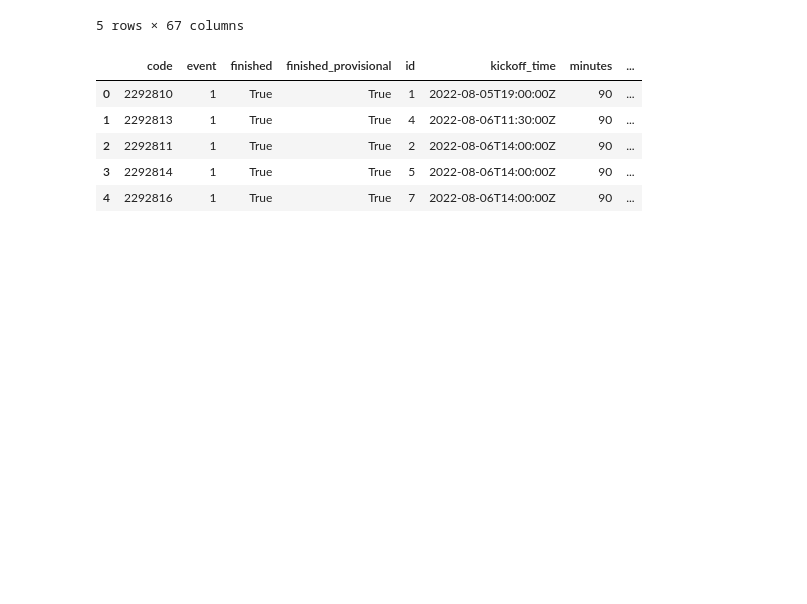
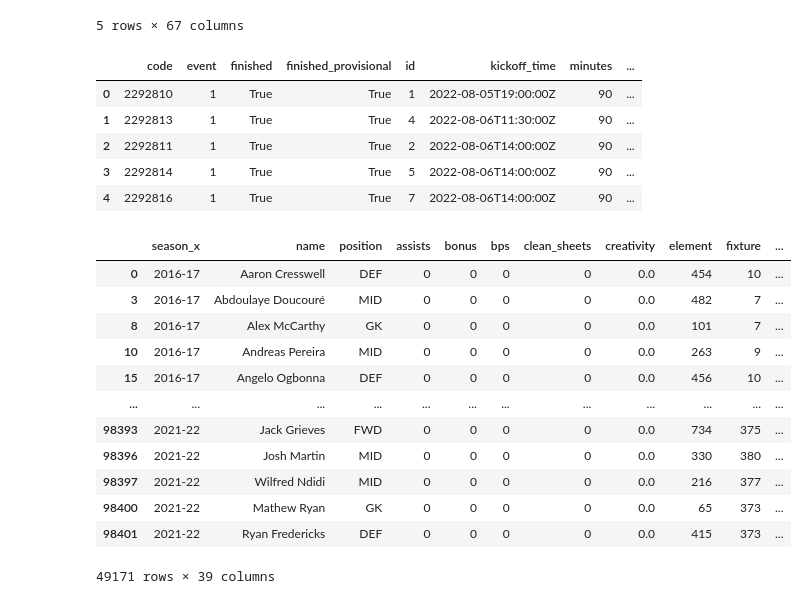
Before and after one commit to laniyadapo/FantasyPremierLeague, a Jupyter notebook: fantasy_test.ipynb, the cells around one changed output. Cells and saved outputs as stored; diff of their text form; code cells hidden in the pictures; blank space fills up the shorter version.

```diff
--- a/fantasy_test.ipynb
+++ b/fantasy_test.ipynb
@@ -16,5 +25,5 @@ df_allseasons.head()
 # %%
-df_allseasons.drop(['Unnamed: 0', 'team_x'], axis=1, inplace=True)
+df_allseasons_clean.drop(['Unnamed: 0', 'team_x'], axis=1, inplace=True)
 # %%
-df_allseasons['name_season'] = df_allseasons['name'] + '_' + df_allseasons['season_x']
+df_allseasons_clean['name_season'] = df_allseasons_clean['name'] + '_' + df_allseasons_clean['season_x']
 # %%
@@ -131,8 +140,8 @@ Name: form, dtype: float64
 # %%
 teams=dict(zip(hist.name_season, hist.team_name))
 
-df_allseasons['club_name'] = df_allseasons['name_season'].map(teams)
+df_allseasons_clean['club_name'] = df_allseasons_clean['name_season'].map(teams)
 # %%
 teams=dict(zip(hist.name_season, hist.form))
 
-df_allseasons['form'] = df_allseasons['name_season'].map(teams)
+df_allseasons_clean['form'] = df_allseasons_clean['name_season'].map(teams)
@@ -243,3 +221,19 @@ fixtures_df.head()
 | 2 | 2292811 | 1 | True | True | 2 | 2022-08-06T14:00:00Z | 90 | ... |
 | 3 | 2292814 | 1 | True | True | 5 | 2022-08-06T14:00:00Z | 90 | ... |
 | 4 | 2292816 | 1 | True | True | 7 | 2022-08-06T14:00:00Z | 90 | ... |
+# %%
+df_allseasons_clean[df_allseasons_clean.minutes == 0]
+# %% [output]
+|  | season_x | name | position | assists | bonus | bps | clean_sheets | creativity | element | fixture | ... |
+| 0 | 2016-17 | Aaron Cresswell | DEF | 0 | 0 | 0 | 0 | 0.0 | 454 | 10 | ... |
+| 3 | 2016-17 | Abdoulaye Doucouré | MID | 0 | 0 | 0 | 0 | 0.0 | 482 | 7 | ... |
+| 8 | 2016-17 | Alex McCarthy | GK | 0 | 0 | 0 | 0 | 0.0 | 101 | 7 | ... |
+| 10 | 2016-17 | Andreas Pereira | MID | 0 | 0 | 0 | 0 | 0.0 | 263 | 9 | ... |
+| 15 | 2016-17 | Angelo Ogbonna | DEF | 0 | 0 | 0 | 0 | 0.0 | 456 | 10 | ... |
+| ... | ... | ... | ... | ... | ... | ... | ... | ... | ... | ... | ... |
+| 98393 | 2021-22 | Jack Grieves | FWD | 0 | 0 | 0 | 0 | 0.0 | 734 | 375 | ... |
+| 98396 | 2021-22 | Josh Martin | MID | 0 | 0 | 0 | 0 | 0.0 | 330 | 380 | ... |
+| 98397 | 2021-22 | Wilfred Ndidi | MID | 0 | 0 | 0 | 0 | 0.0 | 216 | 377 | ... |
+| 98400 | 2021-22 | Mathew Ryan | GK | 0 | 0 | 0 | 0 | 0.0 | 65 | 373 | ... |
+| 98401 | 2021-22 | Ryan Fredericks | DEF | 0 | 0 | 0 | 0 | 0.0 | 415 | 373 | ... |
+49171 rows × 39 columns
```
Also changed, not shown: parts of 42 cells of this notebook.
